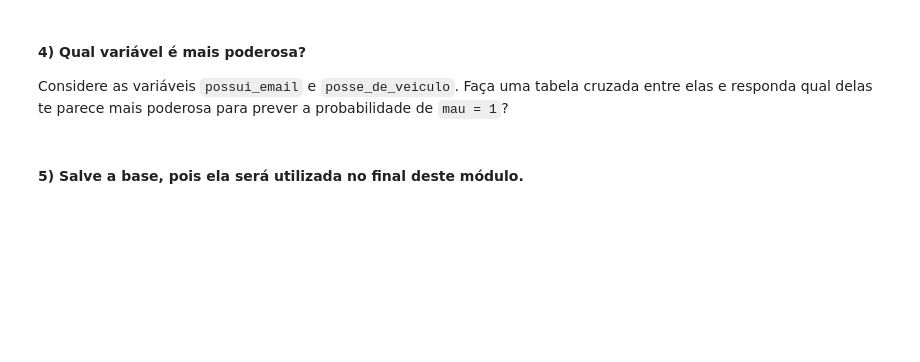
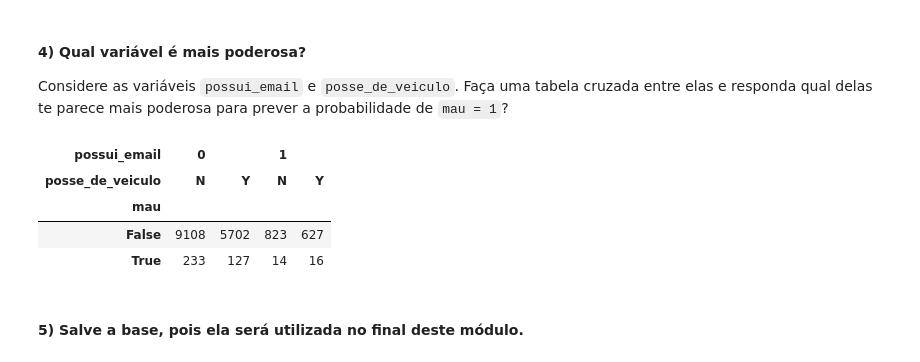
Before and after one commit to GabrielFevrier/voltazero, a Jupyter notebook: Mod07 - Tarefa 01.ipynb, the cells around one changed output. Saved outputs shown, nothing was run; the diff lists cells and outputs as text; code cells hidden in the pictures; blank space fills up the shorter version.

````diff
--- a/Mod07 - Tarefa 01.ipynb
+++ b/Mod07 - Tarefa 01.ipynb
@@ -93,5 +127,13 @@ Tipo
 #### 4) Qual variável é mais poderosa?
 
 Considere as variáveis ```possui_email``` e ```posse_de_veiculo```. Faça uma tabela cruzada entre elas e responda qual delas te parece mais poderosa para prever a probabilidade de ```mau = 1```?
+# %%
+pd.crosstab(demo['mau'],[demo['possui_email'],demo['posse_de_veiculo']])
+# %% [output]
+| possui_email | 0 |  | 1 |  |
+| posse_de_veiculo | N | Y | N | Y |
+| mau |  |  |  |  |
+| False | 9108 | 5702 | 823 | 627 |
+| True | 233 | 127 | 14 | 16 |
 # %% [markdown]
 #### 5) Salve a base, pois ela será utilizada no final deste módulo.
````
Also changed, not shown: parts of 4 cells of this notebook.
